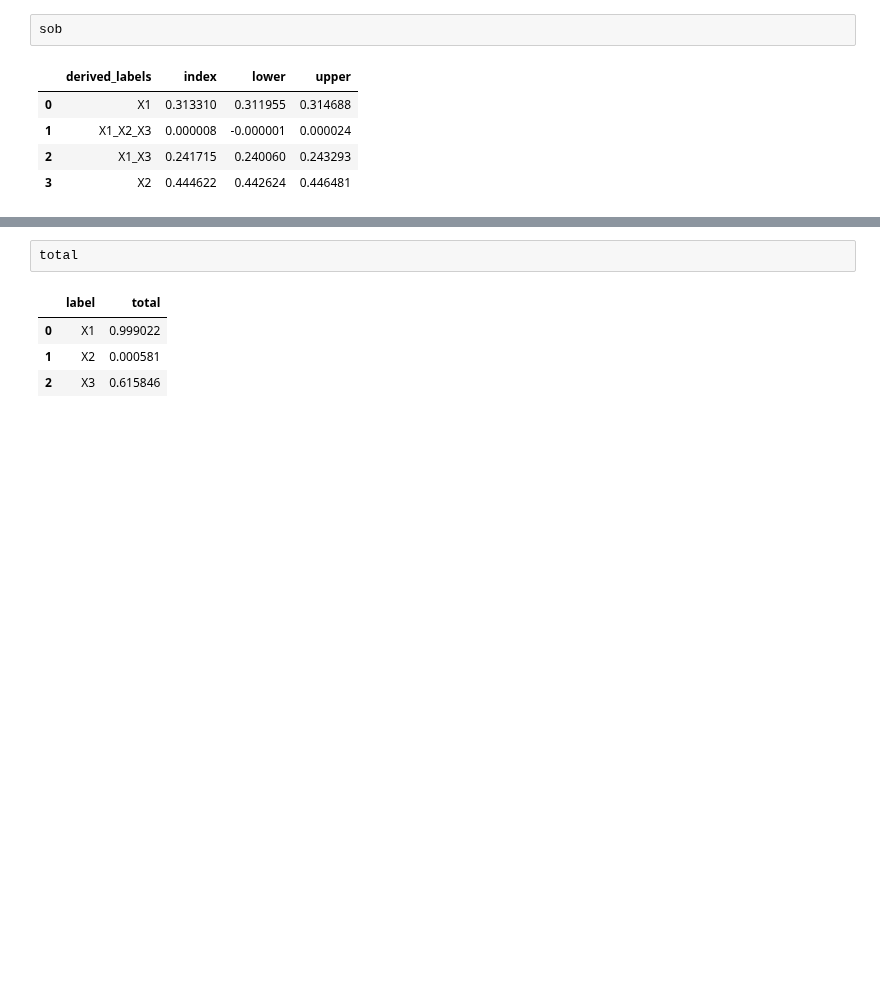
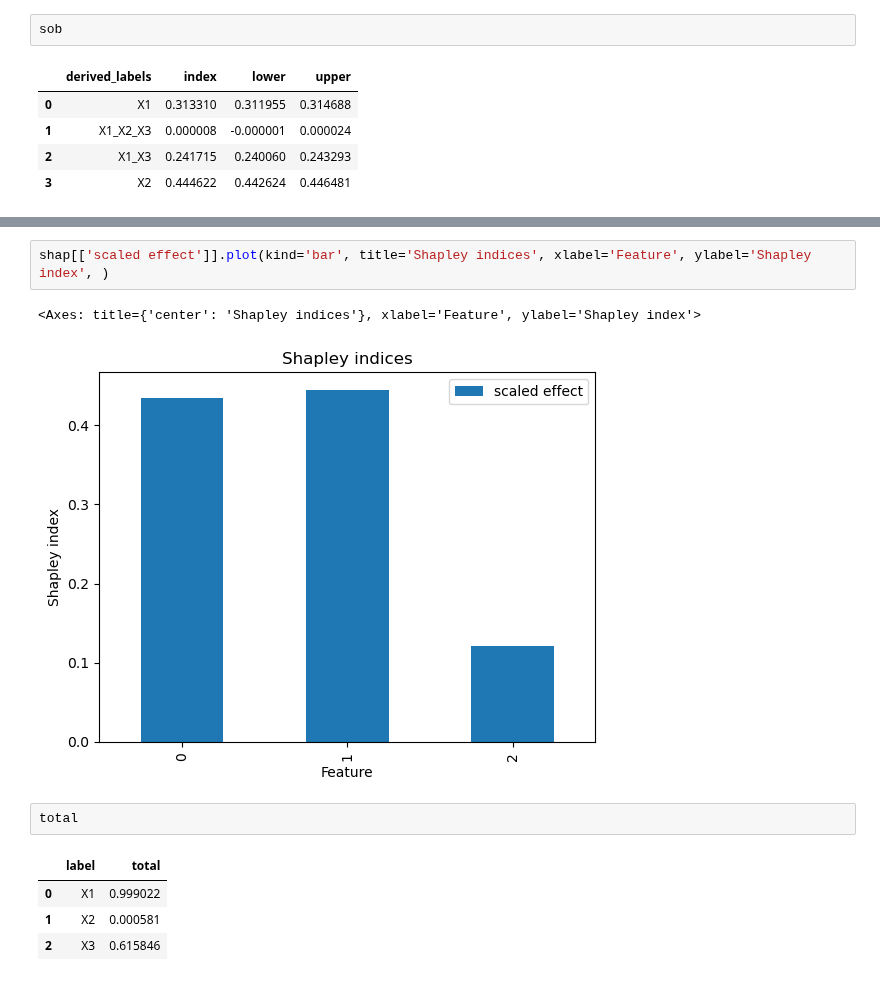
Before and after one commit to frbennett/shapleyx, a Jupyter notebook: Examples/ishigami_new_legendre.ipynb, the cells around one changed output, grey strips where cells are left out. Saved outputs shown, nothing was run; the diff lists cells and outputs as text; blank space fills up the shorter version.

```diff
--- a/Examples/ishigami_new_legendre.ipynb
+++ b/Examples/ishigami_new_legendre.ipynb
@@ -150,3 +152,8 @@ shap
+# %%
+shap[['scaled effect']].plot(kind='bar', title='Shapley indices', xlabel='Feature', ylabel='Shapley index', )
+# %% [output]
+<Axes: title={'center': 'Shapley indices'}, xlabel='Feature', ylabel='Shapley index'>
+[figure, added]
 # %%
 total
 # %% [output]
```
Also changed, not shown: parts of 11 cells of this notebook, 7 other files.
